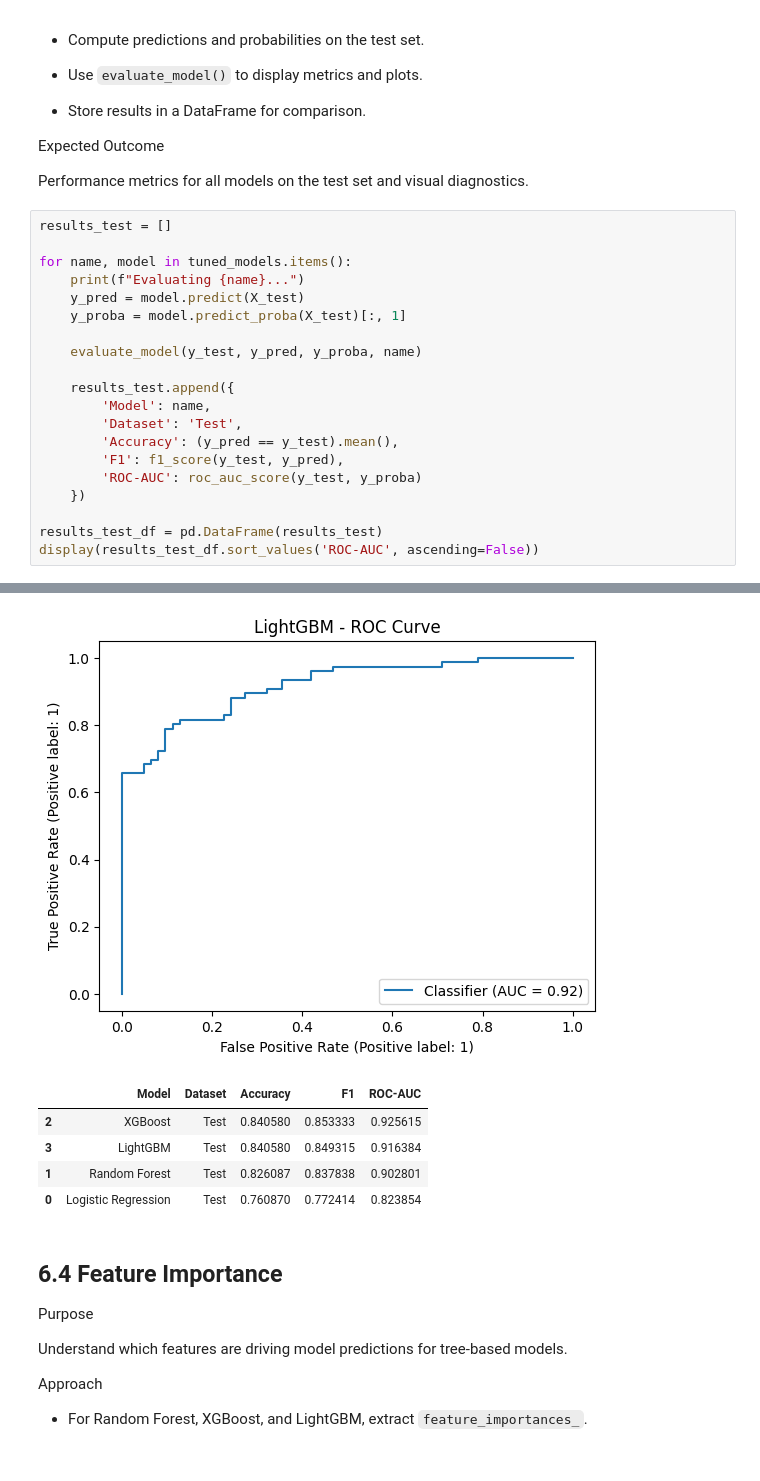
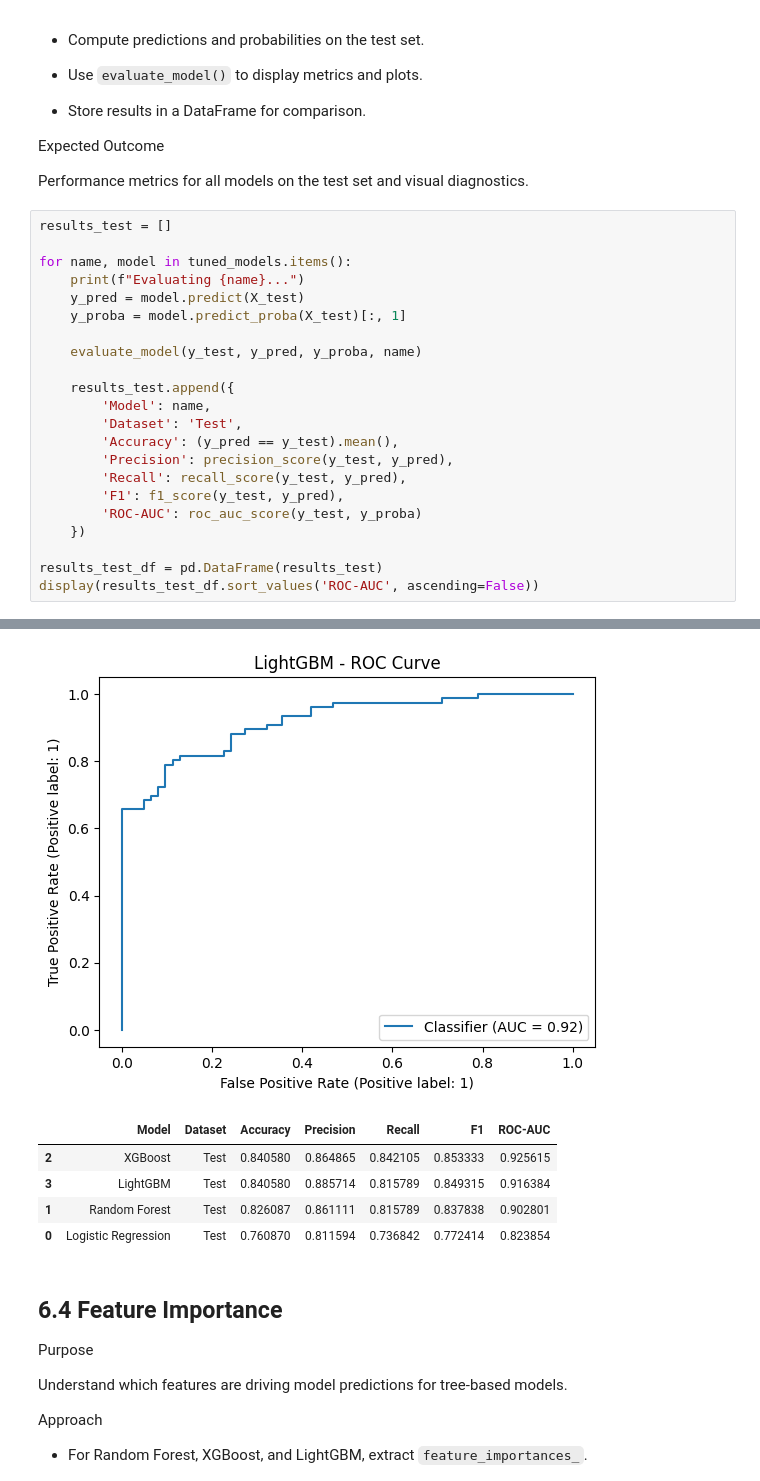
Before and after one commit to aaronalonsotorrens/Heart_disease_risk_predictor, a Jupyter notebook: jupyter_notebooks/Notebook 6. Advanced Experiments & Accuracy Boosting.ipynb, the cells around one changed output, grey strips where cells are left out. Saved outputs shown, nothing was run; the diff lists cells and outputs as text.

```diff
--- a/jupyter_notebooks/Notebook 6. Advanced Experiments & Accuracy Boosting.ipynb
+++ b/jupyter_notebooks/Notebook 6. Advanced Experiments & Accuracy Boosting.ipynb
@@ -132,6 +132,8 @@ for name, model in tuned_models.items():
         'Model': name,
         'Dataset': 'Test',
         'Accuracy': (y_pred == y_test).mean(),
+        'Precision': precision_score(y_test, y_pred),
+        'Recall': recall_score(y_test, y_pred),
         'F1': f1_score(y_test, y_pred),
         'ROC-AUC': roc_auc_score(y_test, y_proba)
     })
@@ -168,38 +170,38 @@ ROC-AUC: 0.9028013582342954
 [figure]
 [figure]
 Evaluating XGBoost...
 --- XGBoost ---
               precision    recall  f1-score   support
 
            0      0.812     0.839     0.825        62
            1      0.865     0.842     0.853        76
 
     accuracy                          0.841       138
    macro avg      0.839     0.840     0.839       138
 weighted avg      0.841     0.841     0.841       138
 
 ROC-AUC: 0.9256154499151104
 [figure]
 [figure]
 Evaluating LightGBM...
 --- LightGBM ---
               precision    recall  f1-score   support
 
            0      0.794     0.871     0.831        62
            1      0.886     0.816     0.849        76
 
     accuracy                          0.841       138
    macro avg      0.840     0.843     0.840       138
 weighted avg      0.845     0.841     0.841       138
 
 ROC-AUC: 0.916383701188455
 [figure]
 [figure]
-|  | Model | Dataset | Accuracy | F1 | ROC-AUC |
-| 2 | XGBoost | Test | 0.840580 | 0.853333 | 0.925615 |
-| 3 | LightGBM | Test | 0.840580 | 0.849315 | 0.916384 |
-| 1 | Random Forest | Test | 0.826087 | 0.837838 | 0.902801 |
-| 0 | Logistic Regression | Test | 0.760870 | 0.772414 | 0.823854 |
+|  | Model | Dataset | Accuracy | Precision | Recall | F1 | ROC-AUC |
+| 2 | XGBoost | Test | 0.840580 | 0.864865 | 0.842105 | 0.853333 | 0.925615 |
+| 3 | LightGBM | Test | 0.840580 | 0.885714 | 0.815789 | 0.849315 | 0.916384 |
+| 1 | Random Forest | Test | 0.826087 | 0.861111 | 0.815789 | 0.837838 | 0.902801 |
+| 0 | Logistic Regression | Test | 0.760870 | 0.811594 | 0.736842 | 0.772414 | 0.823854 |
 # %% [markdown]
 ## 6.4 Feature Importance
 
```
Also changed, not shown: parts of 3 cells of this notebook, 8 other files.
